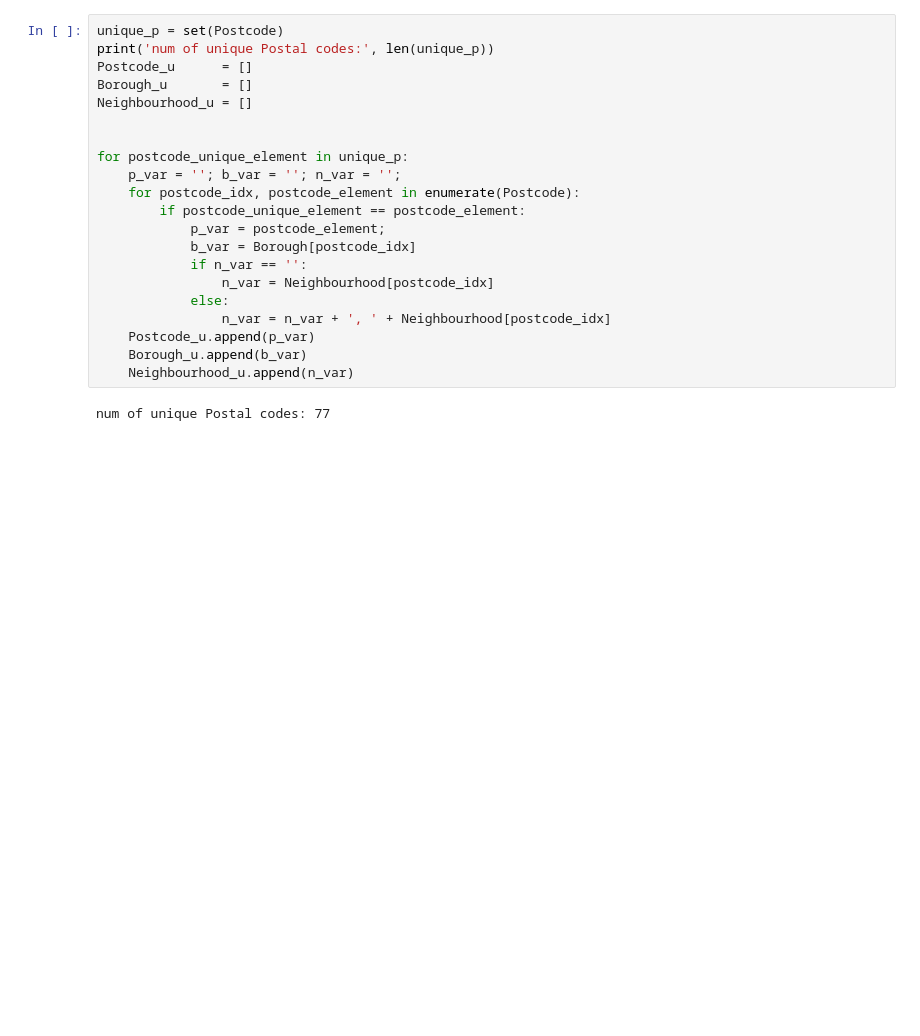
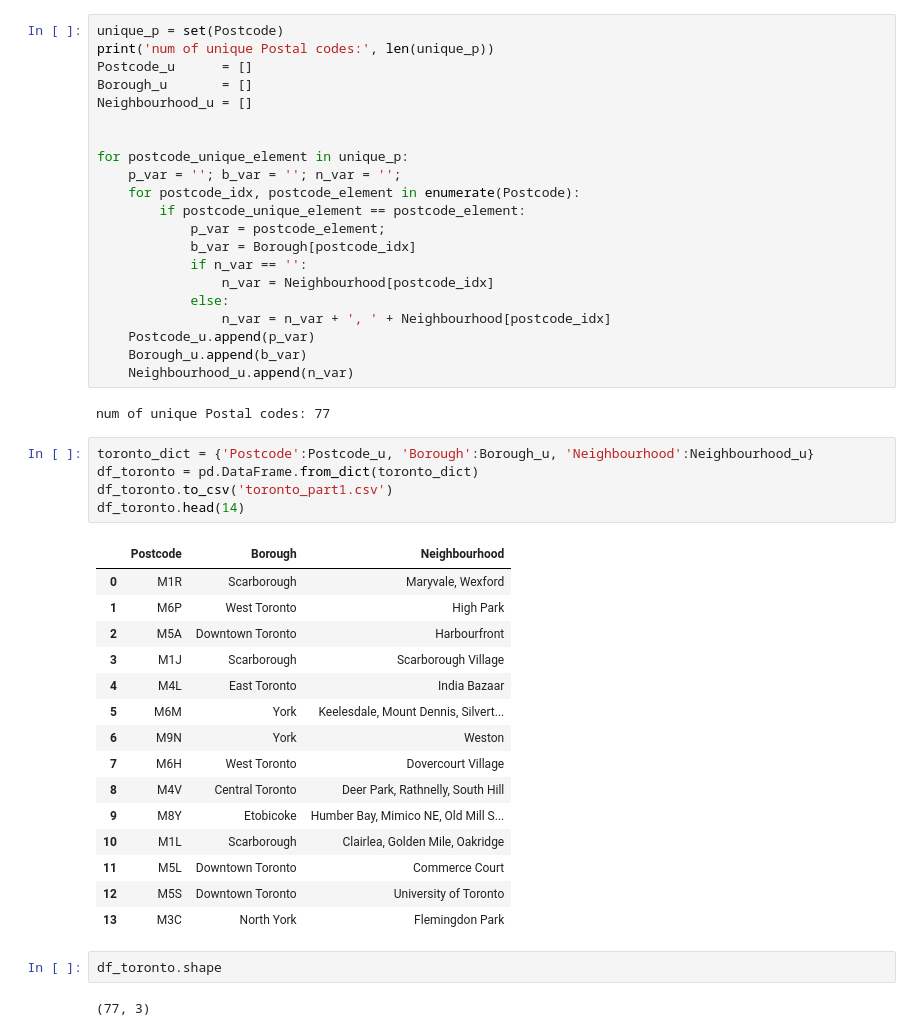
Before and after one commit to dacm21/Coursera_Capstone, a Jupyter notebook: Week 3.ipynb, the cells around one changed output. Drawn from its saved outputs; the diff is of its cells as text; blank space fills up the shorter version.

```diff
--- a/Week 3.ipynb
+++ b/Week 3.ipynb
@@ -95,3 +95,28 @@ for postcode_unique_element in unique_p:
     Neighbourhood_u.append(n_var)
 # %% [output]
 num of unique Postal codes: 77
+# %%
+toronto_dict = {'Postcode':Postcode_u, 'Borough':Borough_u, 'Neighbourhood':Neighbourhood_u}
+df_toronto = pd.DataFrame.from_dict(toronto_dict)
+df_toronto.to_csv('toronto_part1.csv')
+df_toronto.head(14)
+# %% [output]
+|  | Postcode | Borough | Neighbourhood |
+| 0 | M1R | Scarborough | Maryvale, Wexford |
+| 1 | M6P | West Toronto | High Park |
+| 2 | M5A | Downtown Toronto | Harbourfront |
+| 3 | M1J | Scarborough | Scarborough Village |
+| 4 | M4L | East Toronto | India Bazaar |
+| 5 | M6M | York | Keelesdale, Mount Dennis, Silvert... |
+| 6 | M9N | York | Weston |
+| 7 | M6H | West Toronto | Dovercourt Village |
+| 8 | M4V | Central Toronto | Deer Park, Rathnelly, South Hill |
+| 9 | M8Y | Etobicoke | Humber Bay, Mimico NE, Old Mill S... |
+| 10 | M1L | Scarborough | Clairlea, Golden Mile, Oakridge |
+| 11 | M5L | Downtown Toronto | Commerce Court |
+| 12 | M5S | Downtown Toronto | University of Toronto |
+| 13 | M3C | North York | Flemingdon Park |
+# %%
+df_toronto.shape
+# %% [output]
+(77, 3)
```
Also changed, not shown: parts of 34 cells of this notebook.
